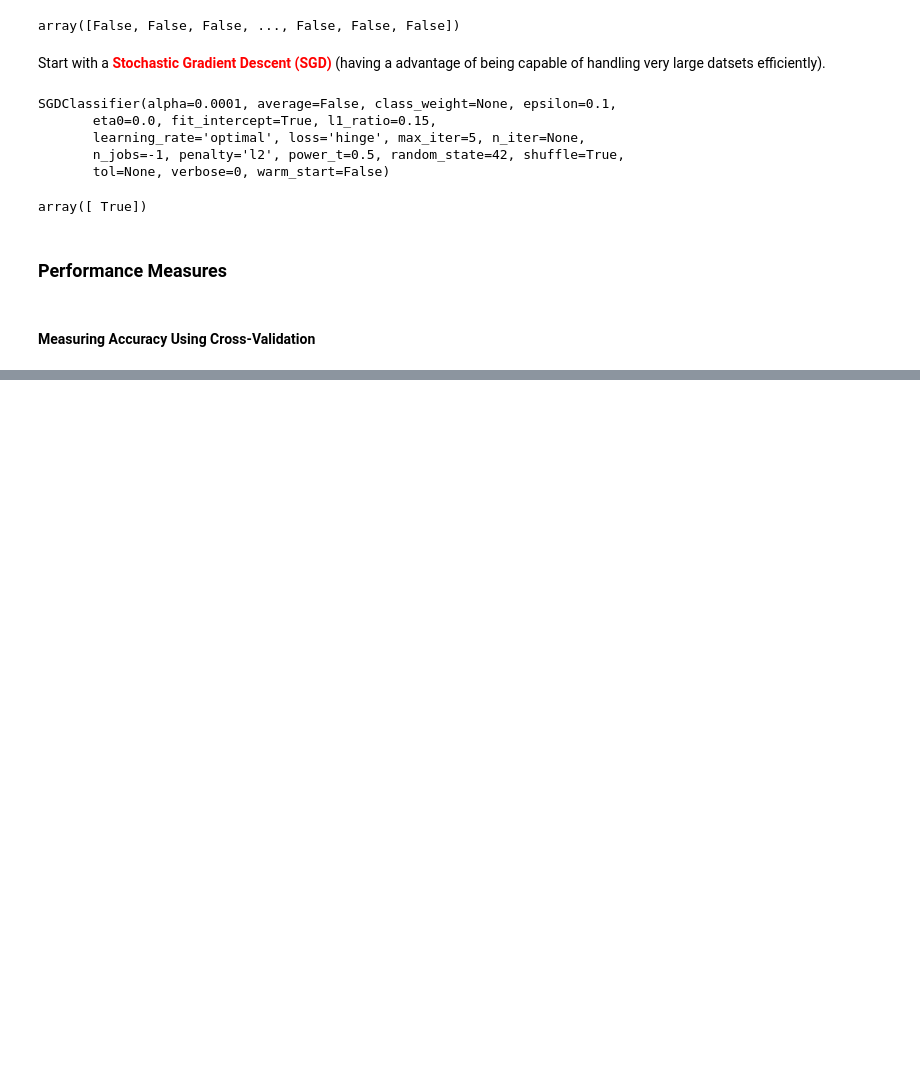
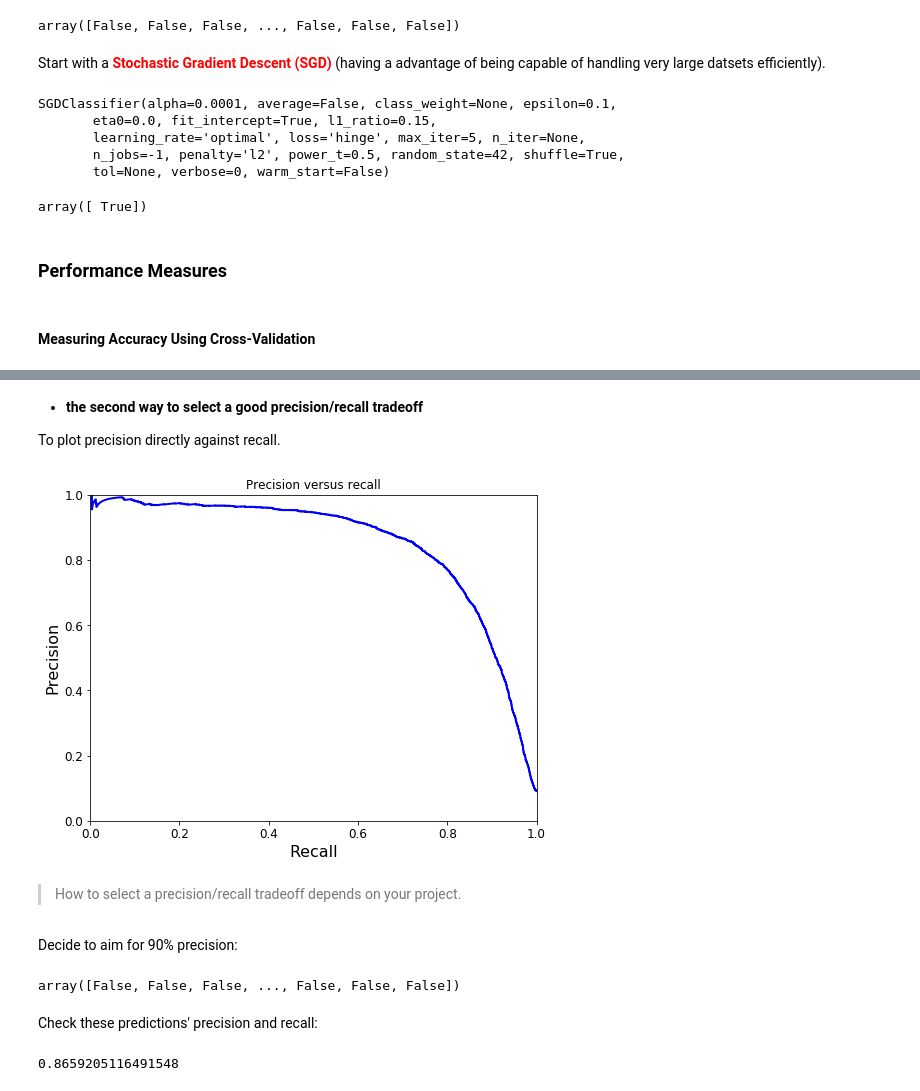
Before and after one commit to libingallin/Handson_ML, a Jupyter notebook: ch3_classification.ipynb, the cells around one changed output, grey strips where cells are left out. Drawn from its saved outputs; the diff is of its cells as text; code cells hidden in the pictures; blank space fills up the shorter version.

```diff
--- a/ch3_classification.ipynb
+++ b/ch3_classification.ipynb
@@ -140,0 +370,33 @@ array([ True])
+# %% [markdown]
++ **the second way to select a good precision/recall tradeoff**
+
+To plot precision directly against recall.
+# %%
+def plot_precision_vs_recall(precisions, recalls):
+    plt.plot(recalls, precisions, "b-", linewidth=2)
+    plt.xlabel("Recall", fontsize=16)
+    plt.ylabel("Precision", fontsize=16)
+    plt.axis([0, 1, 0, 1])
+
+
+plt.figure(figsize=(8, 6))
+plot_precision_vs_recall(precisions, recalls)
+plt.title("Precision versus recall")
+plt.show()
+# %% [output]
+[figure, added]
+# %% [markdown]
+> How to select a precision/recall tradeoff depends on your project.
+# %% [markdown]
+Decide to aim for 90% precision:
+# %%
+y_train_pred_90 = (y_scores > 70000)
+y_train_pred_90
+# %% [output]
+array([False, False, False, ..., False, False, False])
+# %% [markdown]
+Check these predictions' precision and recall:
+# %%
+precision_score(y_train_5, y_train_pred_90)
+# %% [output]
+0.8659205116491548
```
Also changed, not shown: parts of 137 cells of this notebook.
